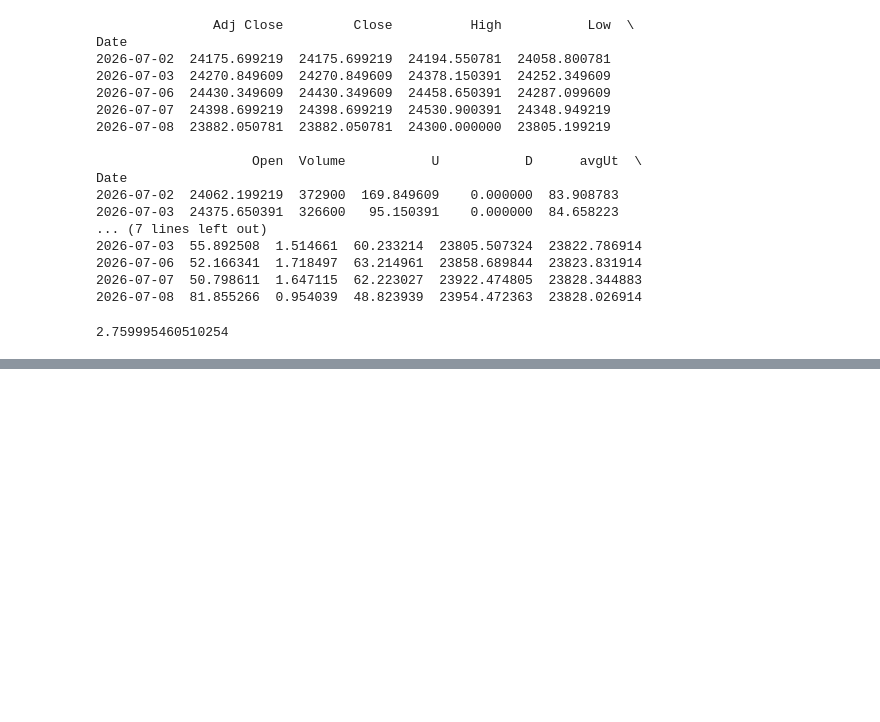
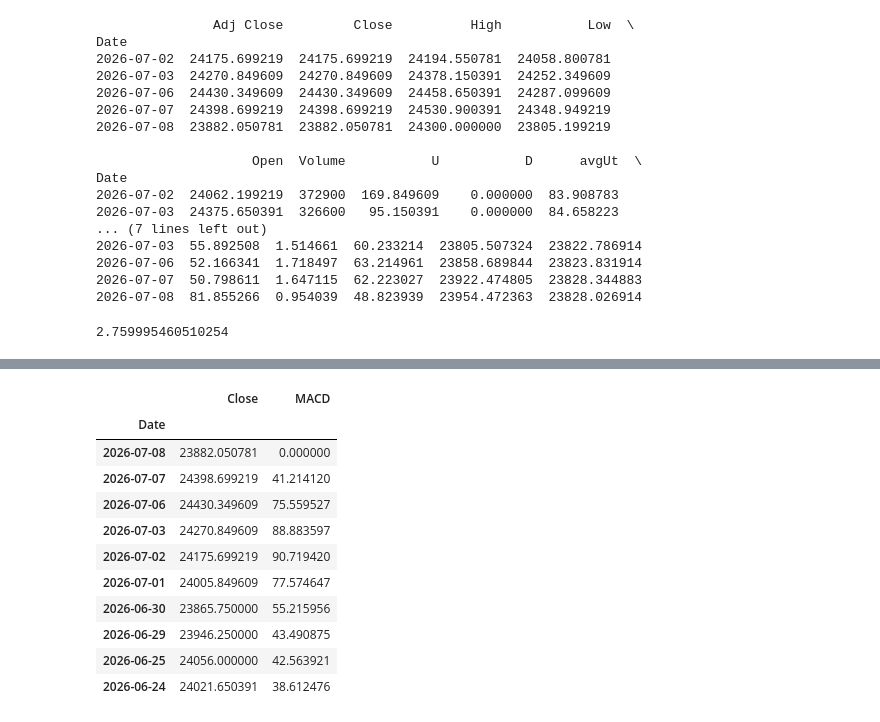
Before and after one commit to avnig309-dotcom/StockPricePrediction_project, a Jupyter notebook: stock_prediciton_editing_dataset.ipynb, the cells around one changed output, grey strips where cells are left out. Cells and saved outputs as stored; diff of their text form; code cells hidden in the pictures; blank space fills up the shorter version.

```diff
--- a/stock_prediciton_editing_dataset.ipynb
+++ b/stock_prediciton_editing_dataset.ipynb
@@ -425,0 +478,24 @@ print(time.time() - start)
+# %%
+# Calculate MACD
+
+ema12 = df["Close"].ewm(span=12, adjust=False).mean()
+
+ema26 = df["Close"].ewm(span=26, adjust=False).mean()
+
+df["MACD"] = ema12 - ema26
+
+# Show output
+df[["Close", "MACD"]].head(10)
+# %% [output]
+|  | Close | MACD |
+| Date |  |  |
+| 2026-07-08 | 23882.050781 | 0.000000 |
+| 2026-07-07 | 24398.699219 | 41.214120 |
+| 2026-07-06 | 24430.349609 | 75.559527 |
+| 2026-07-03 | 24270.849609 | 88.883597 |
+| 2026-07-02 | 24175.699219 | 90.719420 |
+| 2026-07-01 | 24005.849609 | 77.574647 |
+| 2026-06-30 | 23865.750000 | 55.215956 |
+| 2026-06-29 | 23946.250000 | 43.490875 |
+| 2026-06-25 | 24056.000000 | 42.563921 |
+| 2026-06-24 | 24021.650391 | 38.612476 |
```
Also changed, not shown: parts of 3 cells of this notebook.
